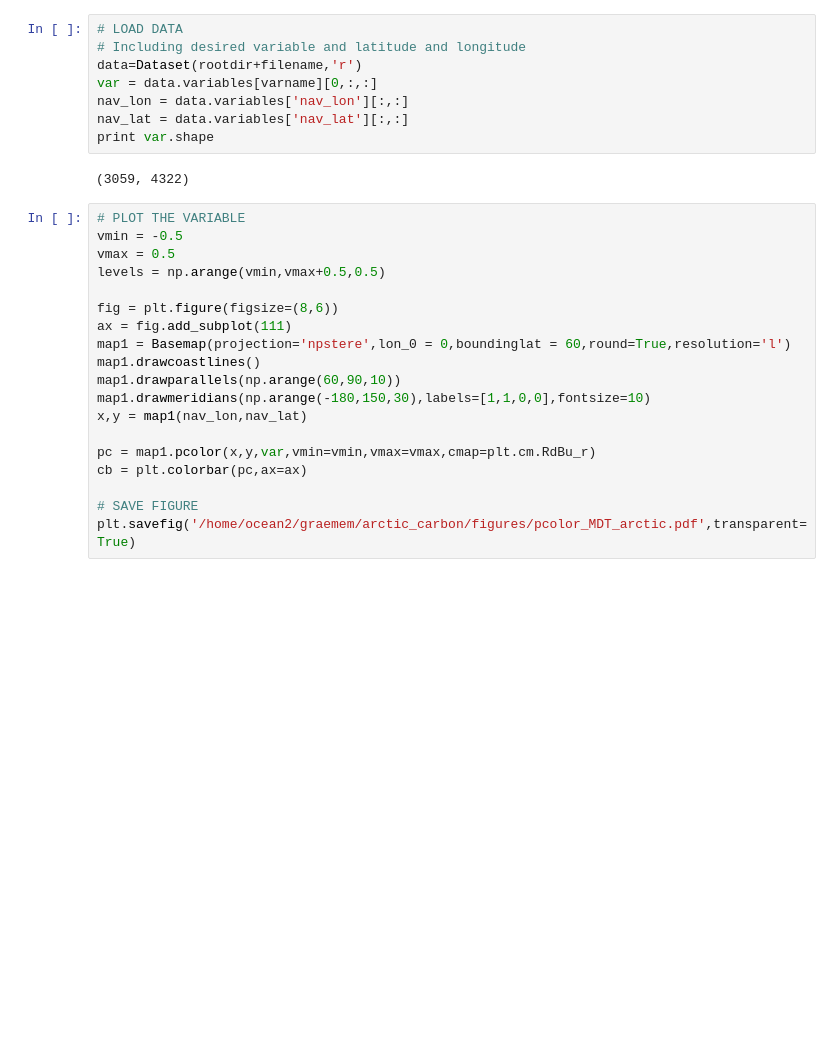
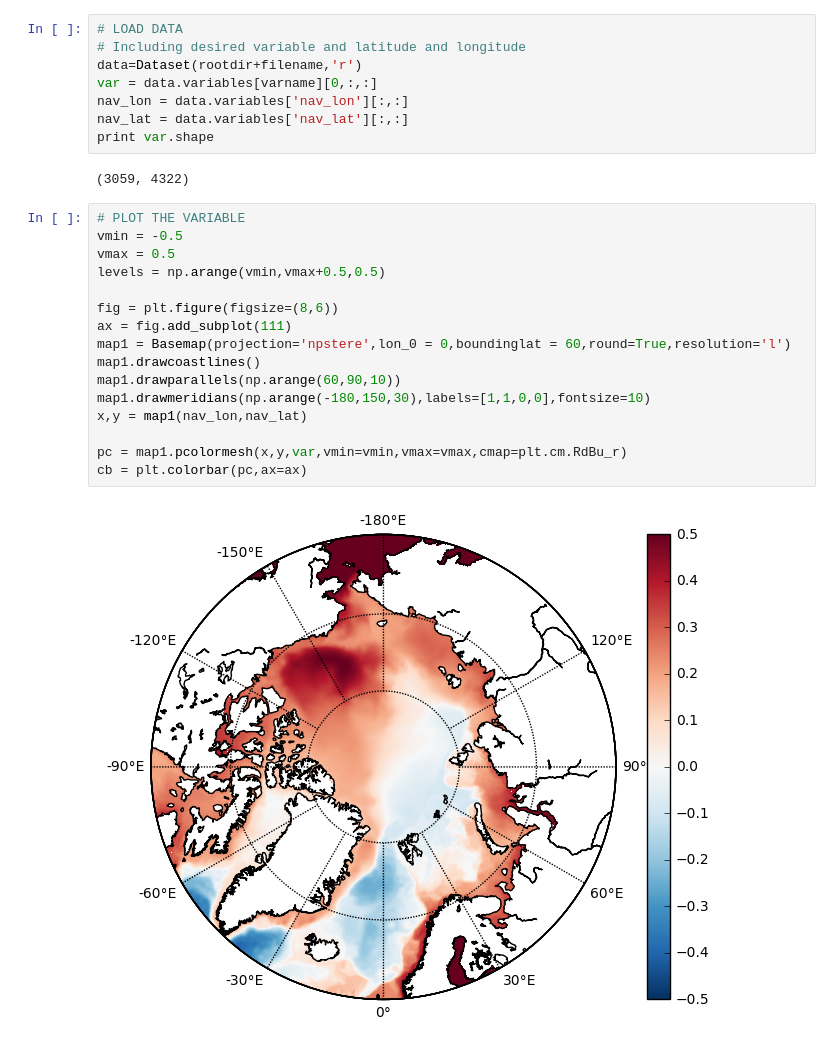
Before and after one commit to gmacgilchrist/nemo, a Jupyter notebook: draw_2Dfield.ipynb, the cells around one changed output. Saved outputs shown, nothing was run; the diff lists cells and outputs as text; blank space fills up the shorter version.

Commit message:
Changes to plotting functions for speed

```diff
--- a/draw_2Dfield.ipynb
+++ b/draw_2Dfield.ipynb
@@ -30,19 +30,18 @@ print var.shape
 # %%
 # PLOT THE VARIABLE
 vmin = -0.5
 vmax = 0.5
 levels = np.arange(vmin,vmax+0.5,0.5)
 
 fig = plt.figure(figsize=(8,6))
 ax = fig.add_subplot(111)
 map1 = Basemap(projection='npstere',lon_0 = 0,boundinglat = 60,round=True,resolution='l')
 map1.drawcoastlines()
 map1.drawparallels(np.arange(60,90,10))
 map1.drawmeridians(np.arange(-180,150,30),labels=[1,1,0,0],fontsize=10)
 x,y = map1(nav_lon,nav_lat)
 
-pc = map1.pcolor(x,y,var,vmin=vmin,vmax=vmax,cmap=plt.cm.RdBu_r)
+pc = map1.pcolormesh(x,y,var,vmin=vmin,vmax=vmax,cmap=plt.cm.RdBu_r)
 cb = plt.colorbar(pc,ax=ax)
-
-# SAVE FIGURE
-plt.savefig('/home/ocean2/graemem/arctic_carbon/figures/pcolor_MDT_arctic.pdf',transparent=True)
+# %% [output]
+[figure, added]
```
Also changed, not shown: parts of 1 cell of this notebook.
